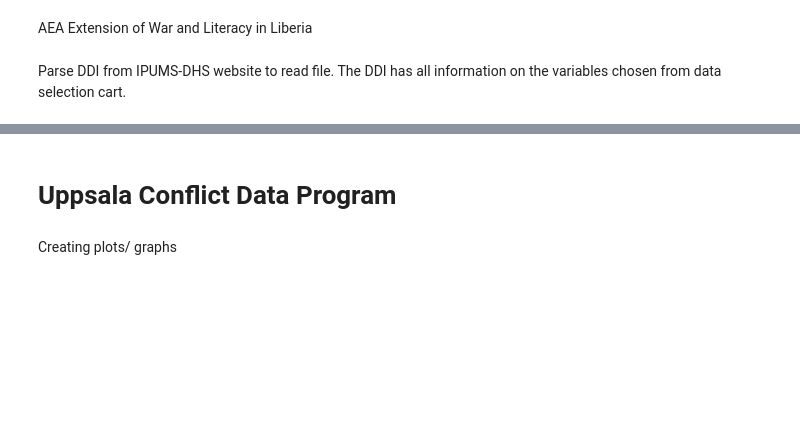
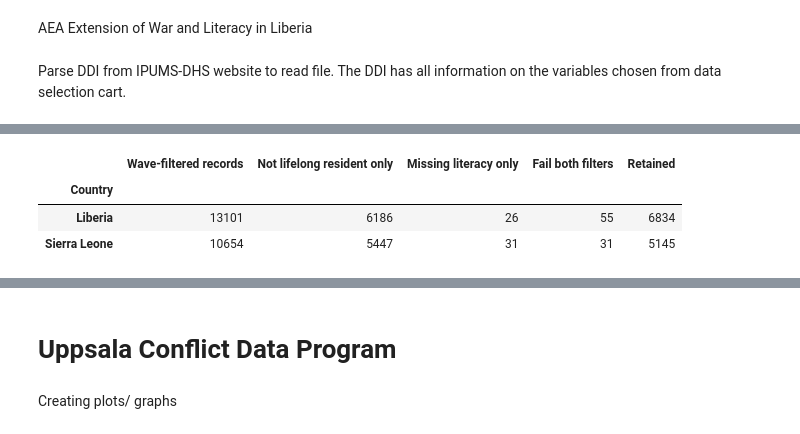
Before and after one commit to maradukuly/HHEI, a Jupyter notebook: AEA P&P/Analysis/AEA Analysis.ipynb, the cells around one changed output, grey strips where cells are left out. Cells and saved outputs as stored; diff of their text form; code cells hidden in the pictures; blank space fills up the shorter version.

```diff
--- a/AEA P&P/Analysis/AEA Analysis.ipynb
+++ b/AEA P&P/Analysis/AEA Analysis.ipynb
@@ -57,0 +332,27 @@ NameError: name 'pd' is not defined
+# %%
+resident_eligible = permanent_resident.fillna(False)
+literacy_eligible = has_literacy.fillna(False)
+
+attrition_rows = []
+for country, country_sample in sample.groupby("COUNTRY_NAME", sort=False):
+    country_mask = sample["COUNTRY_NAME"].eq(country)
+    resident_ok = resident_eligible.loc[country_mask]
+    literacy_ok = literacy_eligible.loc[country_mask]
+    attrition_rows.append(
+        {
+            "Country": country,
+            "Wave-filtered records": len(country_sample),
+            "Not lifelong resident only": int((~resident_ok & literacy_ok).sum()),
+            "Missing literacy only": int((resident_ok & ~literacy_ok).sum()),
+            "Fail both filters": int((~resident_ok & ~literacy_ok).sum()),
+            "Retained": int((resident_ok & literacy_ok).sum()),
+        }
+    )
+
+attrition_table = pd.DataFrame(attrition_rows).set_index("Country")
+attrition_table
+# %% [output]
+|  | Wave-filtered records | Not lifelong resident only | Missing literacy only | Fail both filters | Retained |
+| Country |  |  |  |  |  |
+| Liberia | 13101 | 6186 | 26 | 55 | 6834 |
+| Sierra Leone | 10654 | 5447 | 31 | 31 | 5145 |
```
Also changed, not shown: parts of 7 cells of this notebook, 3 other files.
